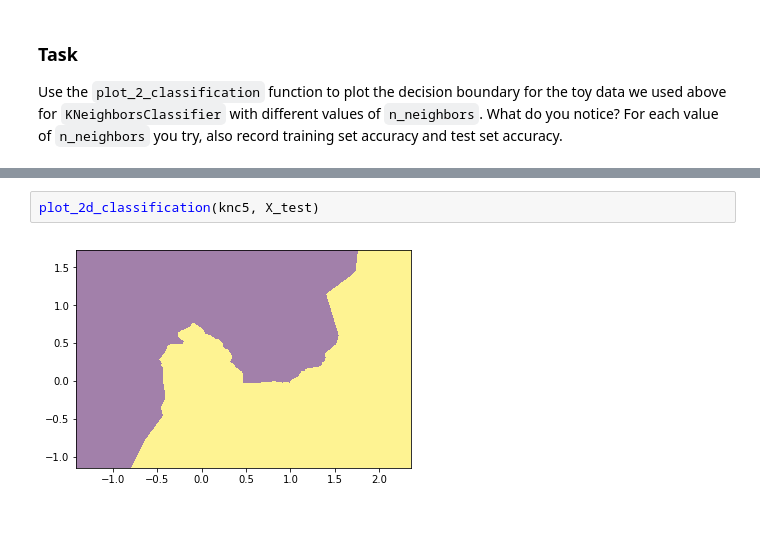
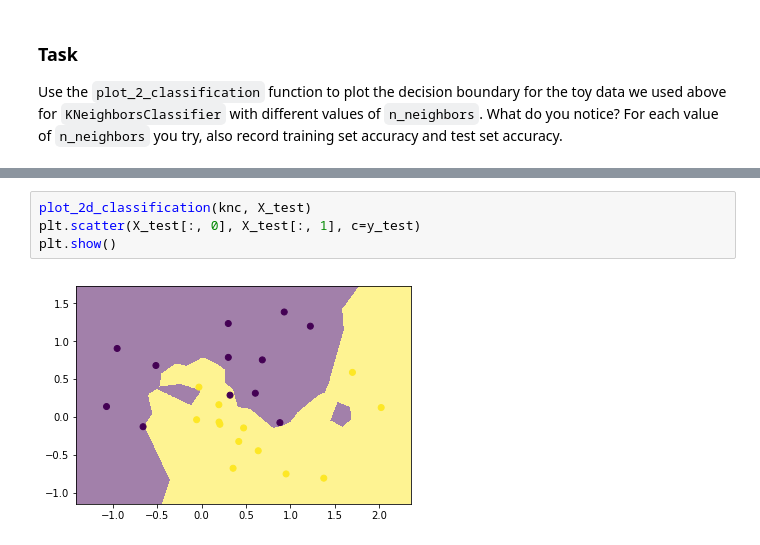
Before and after one commit to Larry201608/Columbia-Data-Science-Bootcamp, a Jupyter notebook: notebooks/day2-lab2-nearest-neighbors.ipynb, the cells around one changed output, grey strips where cells are left out. Cells and saved outputs as stored; diff of their text form.

```diff
--- a/notebooks/day2-lab2-nearest-neighbors.ipynb
+++ b/notebooks/day2-lab2-nearest-neighbors.ipynb
@@ -129,4 +119,6 @@ plot_2d_classification(knc, X_test)
-# %%
-plot_2d_classification(knc5, X_test)
-# %% [output]
-[figure, removed]
+# %%
+plot_2d_classification(knc, X_test)
+plt.scatter(X_test[:, 0], X_test[:, 1], c=y_test)
+plt.show()
+# %% [output]
+[figure, added]
```
Also changed, not shown: parts of 12 cells of this notebook.
